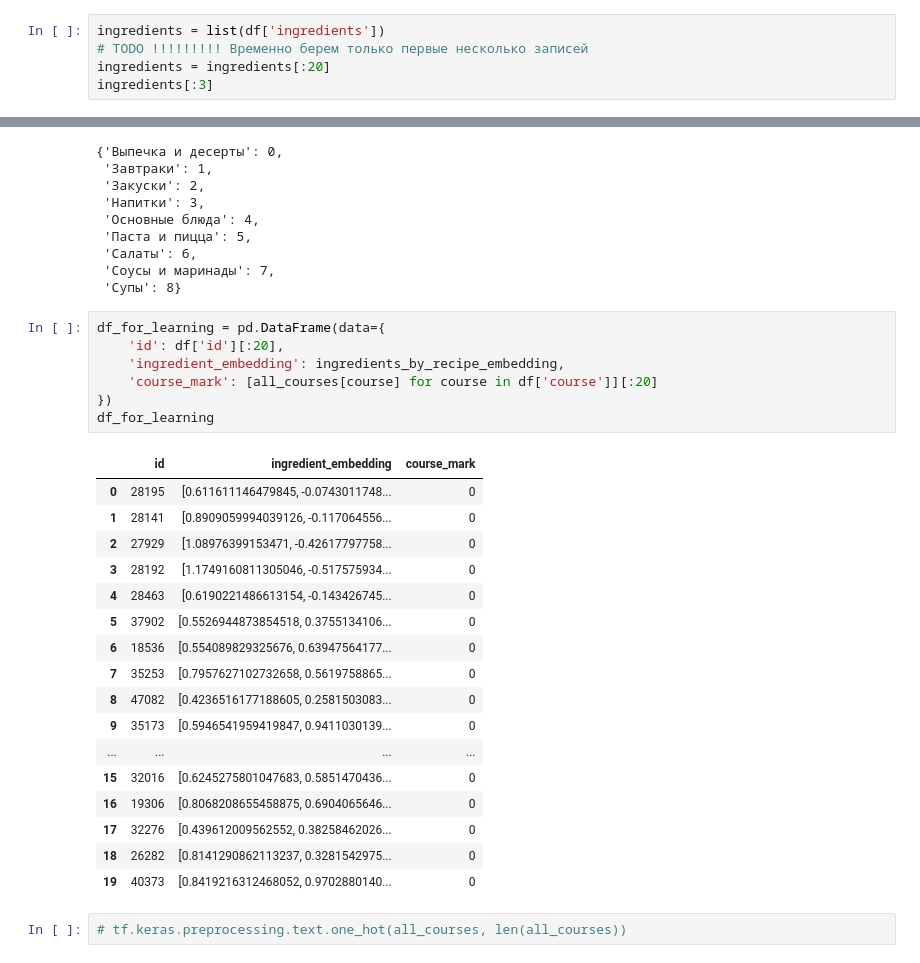
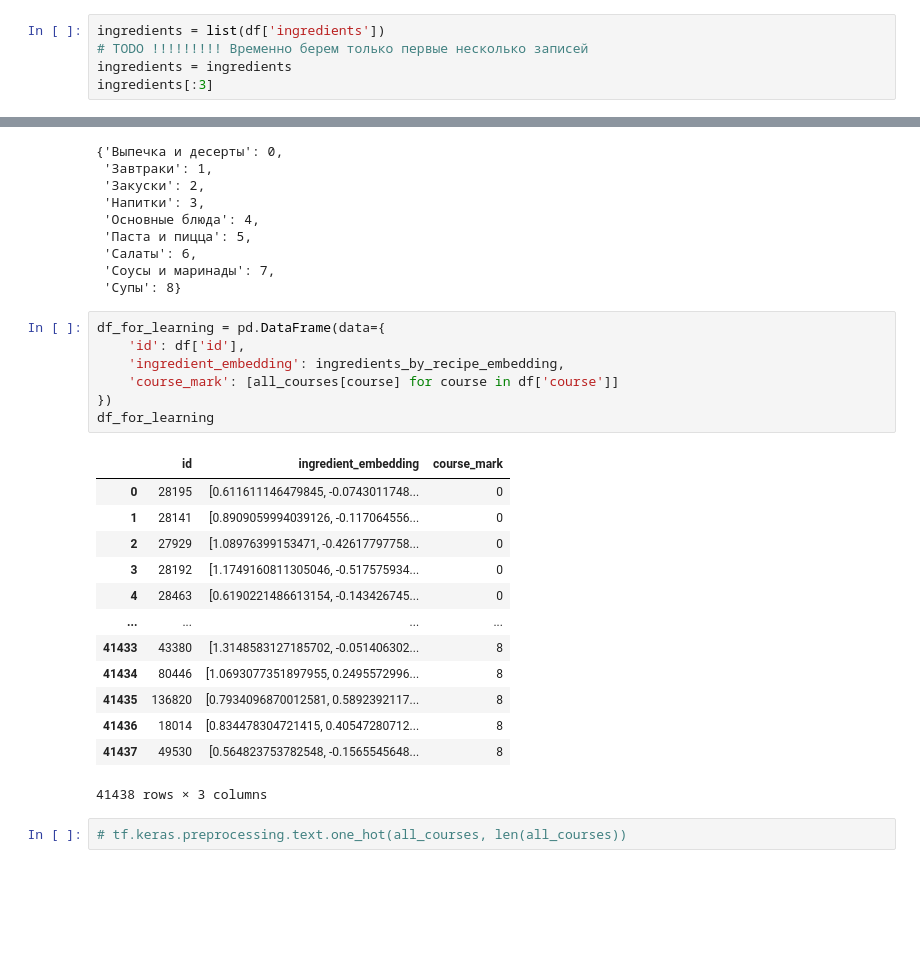
Before and after one commit to heinwol/meal-type-from-ingredients, a Jupyter notebook: nlp_main.ipynb, the cells around one changed output, grey strips where cells are left out. Cells and saved outputs as stored; diff of their text form; blank space fills up the shorter version.

```diff
--- a/nlp_main.ipynb
+++ b/nlp_main.ipynb
@@ -84,7 +84,7 @@ df
 # %%
 ingredients = list(df['ingredients'])
 # TODO !!!!!!!!! Временно берем только первые несколько записей
-ingredients = ingredients[:20]
+ingredients = ingredients
 ingredients[:3]
 # %% [output]
 [['бананы', 'лимонный сок', 'молотая корица', 'ванильное мороженое'],
@@ -367,29 +367,25 @@ all_courses
  'Супы': 8}
 # %%
 df_for_learning = pd.DataFrame(data={
-    'id': df['id'][:20],
+    'id': df['id'],
     'ingredient_embedding': ingredients_by_recipe_embedding,
-    'course_mark': [all_courses[course] for course in df['course']][:20]
+    'course_mark': [all_courses[course] for course in df['course']]
 })
 df_for_learning
 # %% [output]
 |  | id | ingredient_embedding | course_mark |
 | 0 | 28195 | [0.611611146479845, -0.0743011748... | 0 |
 | 1 | 28141 | [0.8909059994039126, -0.117064556... | 0 |
 | 2 | 27929 | [1.08976399153471, -0.42617797758... | 0 |
 | 3 | 28192 | [1.1749160811305046, -0.517575934... | 0 |
 | 4 | 28463 | [0.6190221486613154, -0.143426745... | 0 |
-| 5 | 37902 | [0.5526944873854518, 0.3755134106... | 0 |
-| 6 | 18536 | [0.554089829325676, 0.63947564177... | 0 |
-| 7 | 35253 | [0.7957627102732658, 0.5619758865... | 0 |
-| 8 | 47082 | [0.4236516177188605, 0.2581503083... | 0 |
-| 9 | 35173 | [0.5946541959419847, 0.9411030139... | 0 |
 | ... | ... | ... | ... |
-| 15 | 32016 | [0.6245275801047683, 0.5851470436... | 0 |
-| 16 | 19306 | [0.8068208655458875, 0.6904065646... | 0 |
-| 17 | 32276 | [0.439612009562552, 0.38258462026... | 0 |
-| 18 | 26282 | [0.8141290862113237, 0.3281542975... | 0 |
-| 19 | 40373 | [0.8419216312468052, 0.9702880140... | 0 |
+| 41433 | 43380 | [1.3148583127185702, -0.051406302... | 8 |
+| 41434 | 80446 | [1.0693077351897955, 0.2495572996... | 8 |
+| 41435 | 136820 | [0.7934096870012581, 0.5892392117... | 8 |
+| 41436 | 18014 | [0.834478304721415, 0.40547280712... | 8 |
+| 41437 | 49530 | [0.564823753782548, -0.1565545648... | 8 |
+41438 rows × 3 columns
 # %%
 # tf.keras.preprocessing.text.one_hot(all_courses, len(all_courses))
 # %% [markdown]
```
Also changed, not shown: parts of 28 cells of this notebook.
